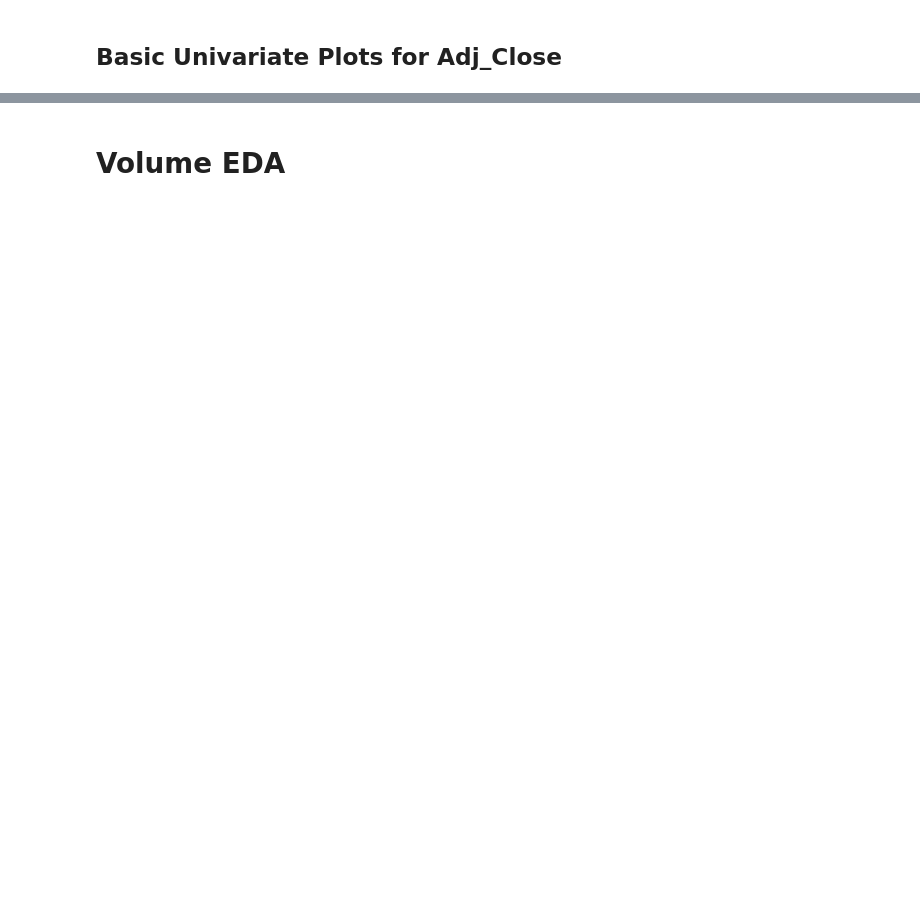
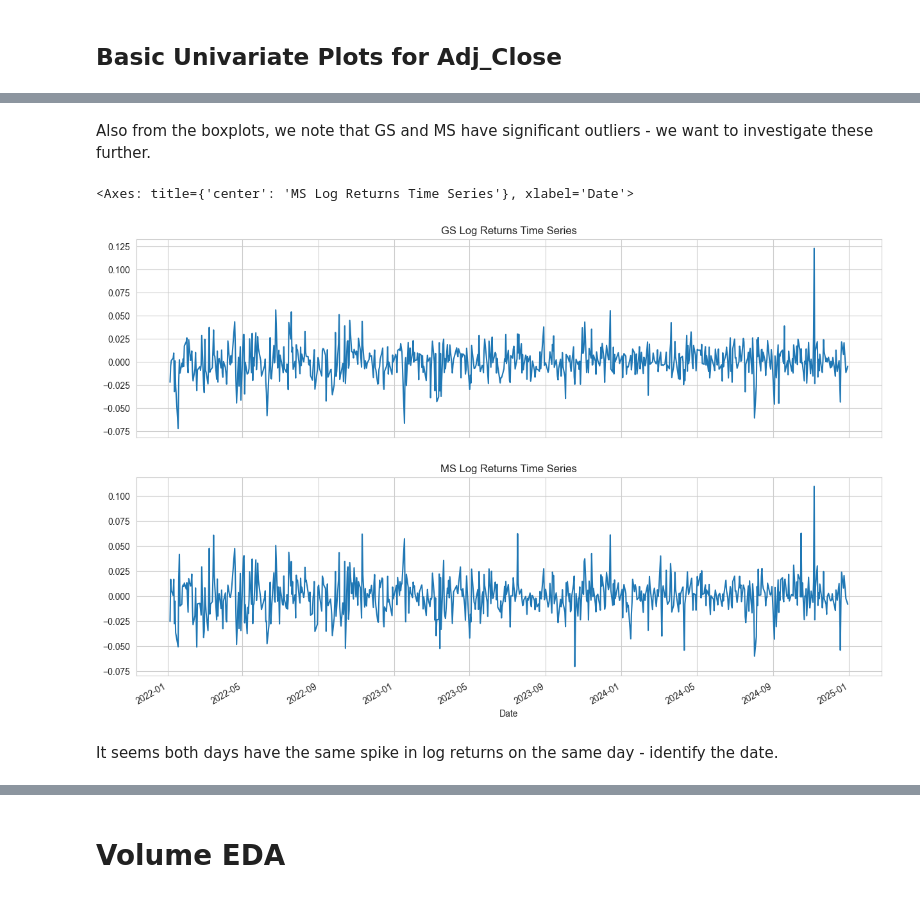
Before and after one commit to thexuanngu/QRT, a Jupyter notebook: Strategies/EDA/Strate1_eda.ipynb, the cells around one changed output, grey strips where cells are left out. Drawn from its saved outputs; the diff is of its cells as text; code cells hidden in the pictures; blank space fills up the shorter version.

```diff
--- a/Strategies/EDA/Strate1_eda.ipynb
+++ b/Strategies/EDA/Strate1_eda.ipynb
@@ -93,0 +152,14 @@ eda.plot_numeric_univariate(data["Log_Returns"], cols=data["Log_Returns"].column
+# %% [markdown]
+Also from the boxplots, we note that GS and MS have significant outliers - we want to investigate these further.
+# %%
+gs_return_series = data["Log_Returns"]["GS"]
+ms_return_series = data["Log_Returns"]["MS"]
+
+fig, ax = plt.subplots(nrows=2, ncols=1, figsize=(15,10), sharex=True)
+gs_return_series.plot(ax=ax[0], title='GS Log Returns Time Series')
+ms_return_series.plot(ax=ax[1], title='MS Log Returns Time Series')
+# %% [output]
+<Axes: title={'center': 'MS Log Returns Time Series'}, xlabel='Date'>
+[figure, added]
+# %% [markdown]
+It seems both days have the same spike in log returns on the same day - identify the date.
```
Also changed, not shown: parts of 16 cells of this notebook, 1 other file.
